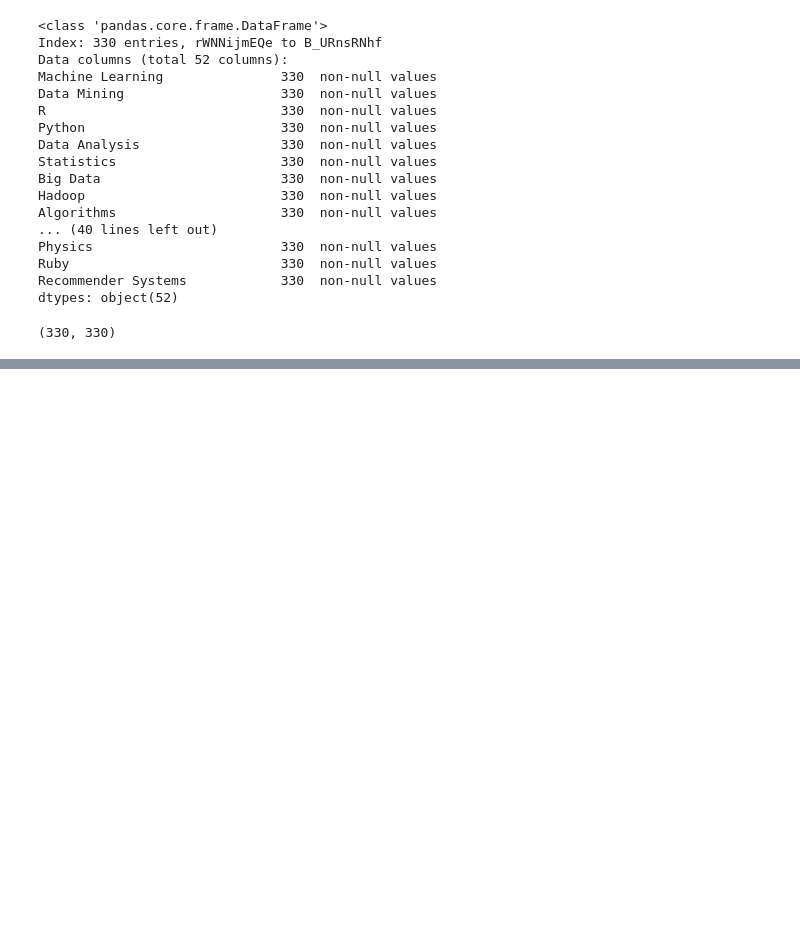
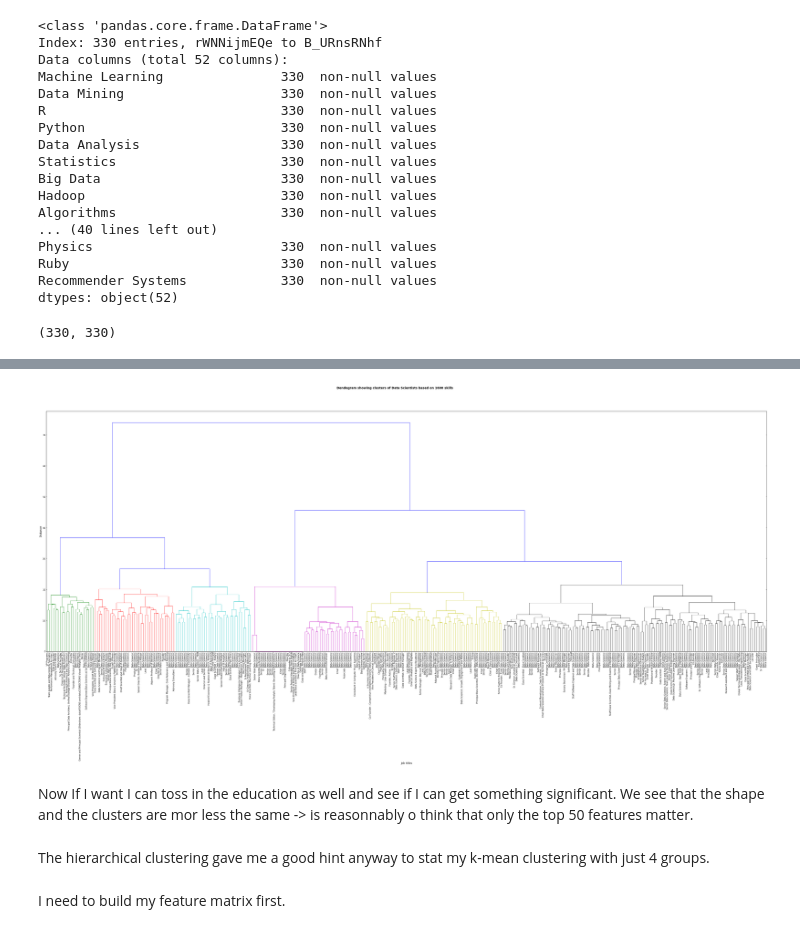
Before and after one commit to carlotorniai/Zproject, a Jupyter notebook: Exploratory Analysis after data gathering.ipynb, the cells around one changed output, grey strips where cells are left out. Drawn from its saved outputs; the diff is of its cells as text; code cells hidden in the pictures; blank space fills up the shorter version.

Commit message:
Created semi_full feaure matrix

```diff
--- a/Exploratory Analysis after data gathering.ipynb
+++ b/Exploratory Analysis after data gathering.ipynb
@@ -152,0 +175,19 @@ So as expected as proving the point of this whole analysis we shoudl really go a
+# %%
+# Let's compute the distance using ALL the features
+
+dist_skills = squareform(pdist(df_skills, metric='euclidean'))
+# %%
+fig = plt.figure(figsize=(60, 20))
+R = dendrogram(linkage(dist_skills, method='complete'), labels = new_lables, color_threshold=22, leaf_font_size=10)
+plt.ylabel('Distance', fontsize=12)
+plt.xlabel('Job titles', fontsize=12)
+plt.suptitle('Dendogram showing clusters of Data Scientists based on 1600 skills', fontweight='bold', fontsize=14);
+# %% [output]
+[figure, added]
+# %% [markdown]
+Now If I want I can toss in the education as well and see if I can get something significant.
+We see that the shape and the clusters are mor less the same -> is reasonnably o think that only the top 50 features matter.
+# %% [markdown]
+The hierarchical clustering gave me a good hint anyway to stat my k-mean clustering with just 4 groups.
+# %% [markdown]
+I need to build my feature matrix first.
```
Also changed, not shown: parts of 16 cells of this notebook, 2 other files.
